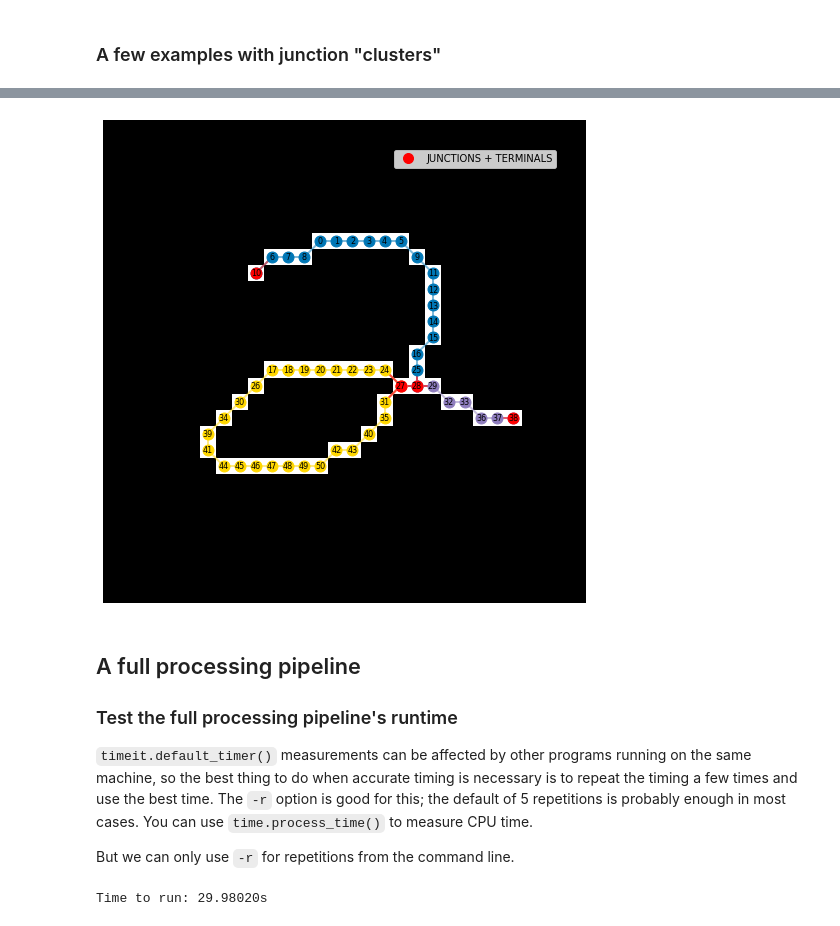
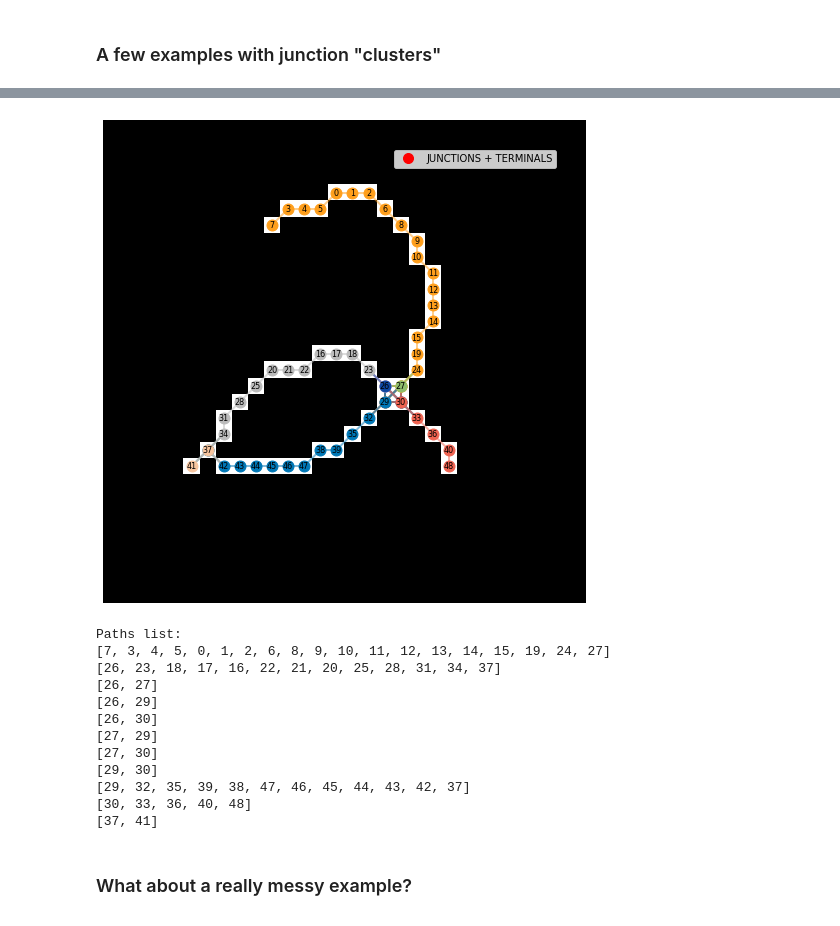
Before and after one commit to GeoAIR-lab/TGGLinesPlus, a Jupyter notebook: notebooks/2_path_segmentation_mnist_examples.ipynb, the cells around one changed output, grey strips where cells are left out. Saved outputs shown, nothing was run; the diff lists cells and outputs as text; code cells hidden in the pictures.

```diff
--- a/notebooks/2_path_segmentation_mnist_examples.ipynb
+++ b/notebooks/2_path_segmentation_mnist_examples.ipynb
@@ -257,0 +327,3 @@ plot_graph_paths(result_dict_1911, node_size=120, label_size=8, show_legend=True
+# %%
+result_dict = result_dict_1911["subgraphs_list"][1]
+plot_cliques(result_dict, node_size=120, label_size=8, show_legend=True)
@@ -257,0 +332,6 @@ plot_graph_paths(result_dict_1911, node_size=120, label_size=8, show_legend=True
+# %%
+plot_graph_paths(result_dict, node_size=120, label_size=8, show_legend=True)
+
+print("Paths list:")
+for path in result_dict["paths_list"]:
+    print(path)
@@ -263,4 +348,8 @@ skeleton_5061 = mnist_skeletons[idx_5061]
 
 result_dict_5061 = TGGLinesPlus(skeleton_5061)
 plot_graph_paths(result_dict_5061, node_size=120, label_size=8, show_legend=True)
+
+print("Paths list:")
+for path in result_dict_5061["paths_list"]:
+    print(path)
 # %% [output]
@@ -268,12 +361,12 @@ plot_graph_paths(result_dict_5061, node_size=120, label_size=8, show_legend=True
 # %% [markdown]
 ### A few examples with junction "clusters"
 # %%
-# idx_572 = 572
-# idx_1229 = 1229
-# idx_2254 = 2254
-# idx_2918 = 2918
+# idx = 572
+# idx = 1229
+# idx = 2254 # this is the paper figure image
+# idx = 2918
 
-idx = 2254
+idx = 2918
 label = mnist_labels[idx]
 img = mnist_images[idx]
 binary = mnist_binaries[idx]
@@ -348,22 +440,22 @@ plot_pathseg_points(result_dict, node_size=120, label_size=8, show_legend=True)
 # %%
-plot_graph_paths(result_dict, node_size=120, label_size=8, show_legend=True)
+plot_graph_paths(result_dict, node_size=120, plot_pathseg_points=False, label_size=8, show_legend=True)
+
+print("Paths list:")
+for path in result_dict["paths_list"]:
+    print(path)
 # %% [output]
-[figure, old version]
+[figure, new version]
+Paths list:
+[7, 3, 4, 5, 0, 1, 2, 6, 8, 9, 10, 11, 12, 13, 14, 15, 19, 24, 27]
+[26, 23, 18, 17, 16, 22, 21, 20, 25, 28, 31, 34, 37]
+[26, 27]
+[26, 29]
+[26, 30]
+[27, 29]
+[27, 30]
+[29, 30]
+[29, 32, 35, 39, 38, 47, 46, 45, 44, 43, 42, 37]
+[30, 33, 36, 40, 48]
+[37, 41]
-# %% [markdown]
-## A full processing pipeline
-
-### Test the full processing pipeline's runtime
-
-`timeit.default_timer()` measurements can be affected by other programs running on the same machine, so the best thing to do when accurate timing is necessary is to repeat the timing a few times and use the best time. The `-r` option is good for this; the default of 5 repetitions is probably enough in most cases. You can use `time.process_time()` to measure CPU time.
-
-But we can only use `-r` for repetitions from the command line.
-# %%
-start = timeit.default_timer()
-
-# note: we have already created the skeletons from the input images
-result_dict_list = [TGGLinesPlus(img) for img in mnist_skeletons]
-
-stop = timeit.default_timer()
-print(f"Time to run: {(stop - start):.5f}s")
-# %% [output]
-Time to run: 29.98020s
+# %% [markdown]
+### What about a really messy example?
```
Also changed, not shown: parts of 44 cells of this notebook, 2 other files.
